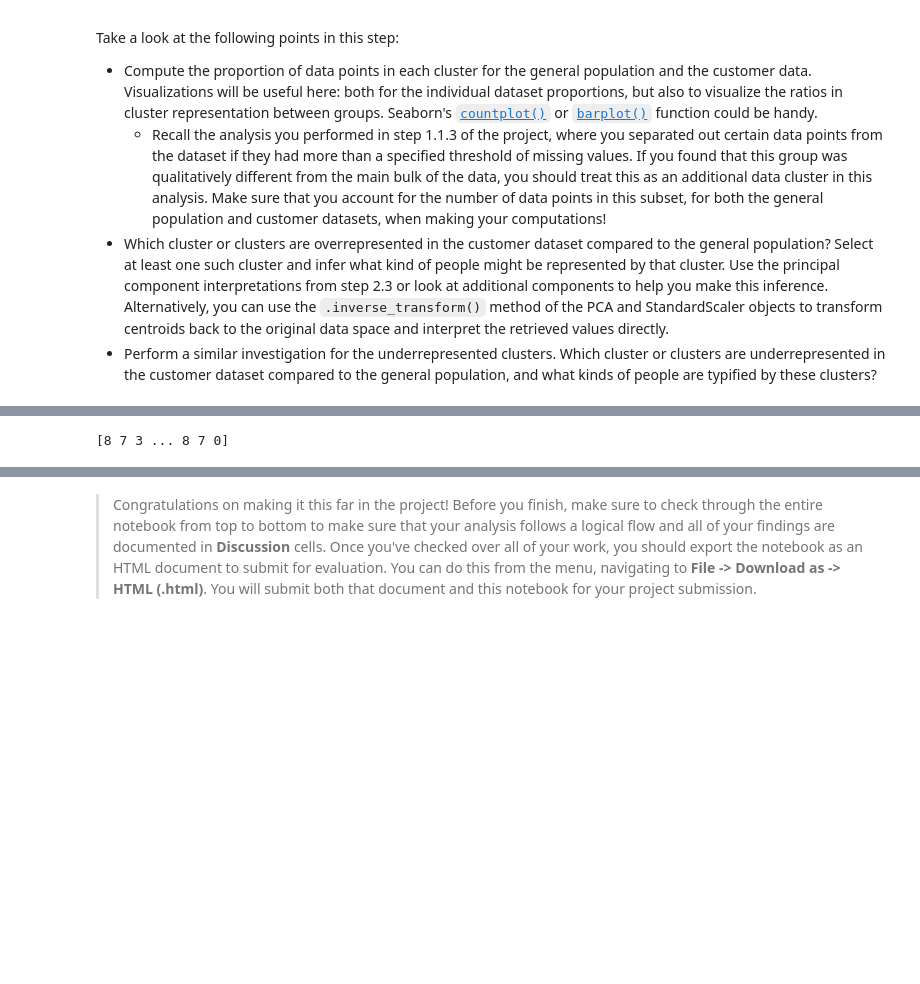
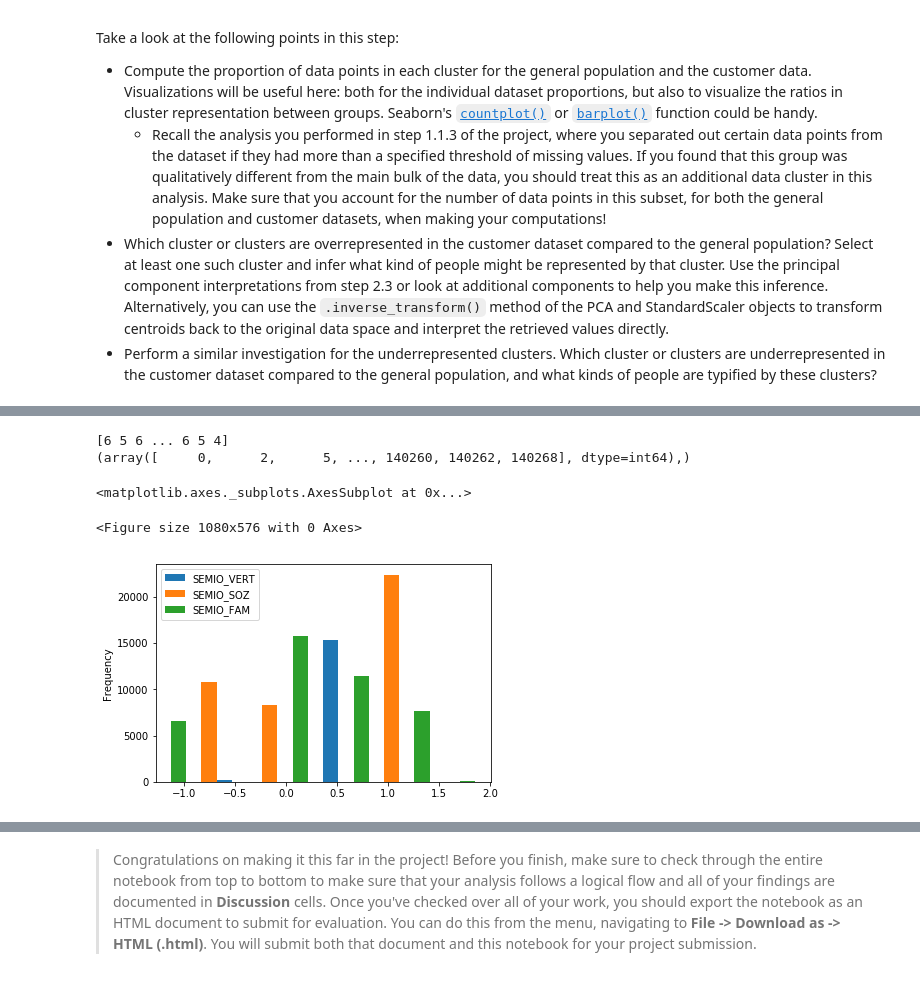
Before and after one commit to xueweiyema/IdentifyCustomer, a Jupyter notebook: Identify_Customer_Segments.ipynb, the cells around one changed output, grey strips where cells are left out. Drawn from its saved outputs; the diff is of its cells as text; code cells hidden in the pictures; blank space fills up the shorter version.

```diff
--- a/Identify_Customer_Segments.ipynb
+++ b/Identify_Customer_Segments.ipynb
@@ -1205,7 +1205,18 @@ weightsOfPca(2)
 79  -0.359856             SEMIO_KAEM
 
 [116 rows x 2 columns]
-# %%
-print(customers_result)
-# %% [output]
-[8 7 3 ... 8 7 0]
+# %%
+# gain the index of top1 weight component
+print(customers_result)
+cluster_first_index = np.where(customers_result == 6)
+print(cluster_first_index)
+# gain the top 3 feature data of this component
+plt.figure(figsize=(15,8))
+
+customers_df.loc[cluster_first_index][['SEMIO_VERT','SEMIO_SOZ','SEMIO_FAM']].plot.hist(bins=20)
+# %% [output]
+[6 5 6 ... 6 5 4]
+(array([     0,      2,      5, ..., 140260, 140262, 140268], dtype=int64),)
+<matplotlib.axes._subplots.AxesSubplot at 0x...>
+<Figure size 1080x576 with 0 Axes>
+[figure, added]
```
Also changed, not shown: parts of 17 cells of this notebook, 1 other file.
